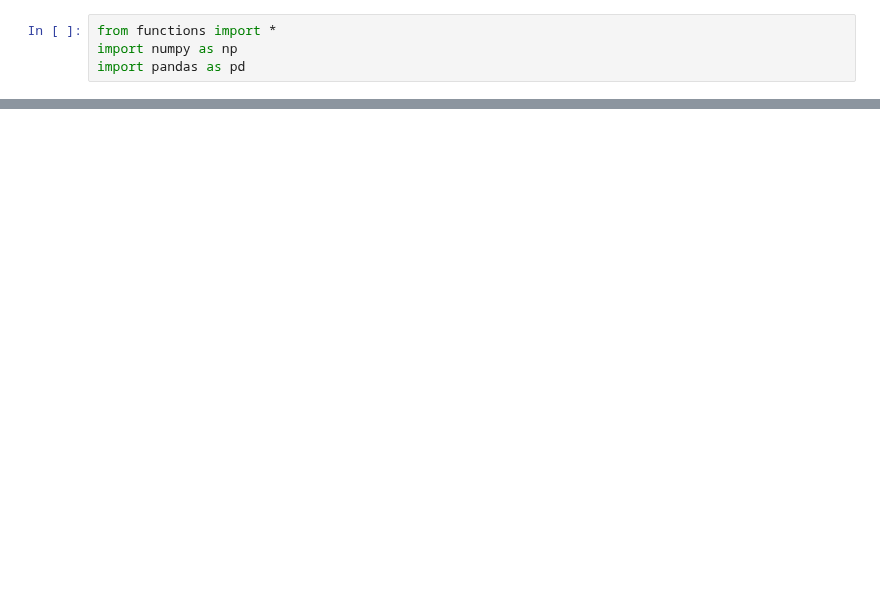
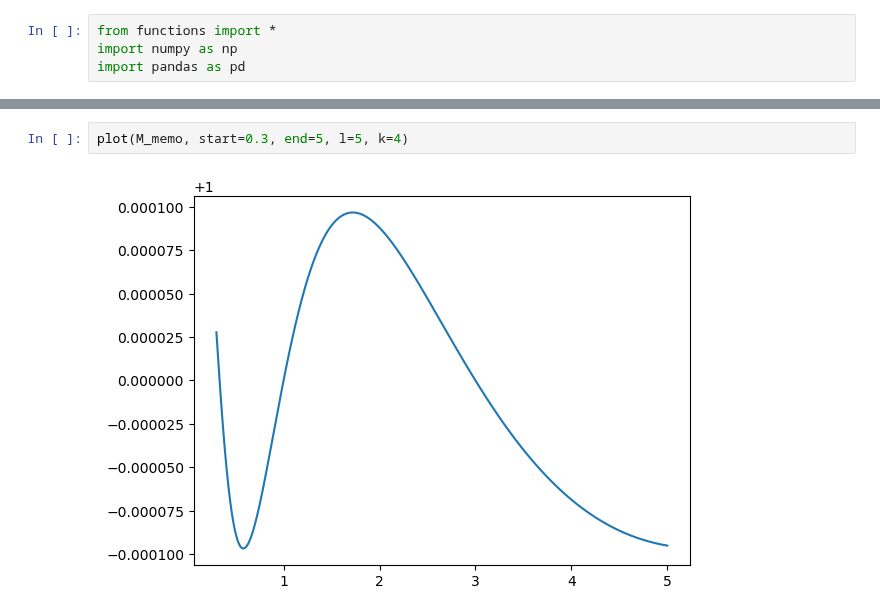
Before and after one commit to marlo-z/random-turn-games, a Jupyter notebook: mina_margin_map/run.ipynb, the cells around one changed output, grey strips where cells are left out. Cells and saved outputs as stored; diff of their text form; blank space fills up the shorter version.

```diff
--- a/mina_margin_map/run.ipynb
+++ b/mina_margin_map/run.ipynb
@@ -43,2 +41,6 @@ for i in range(0, 4):
+# %%
+plot(M_memo, start=0.3, end=5, l=5, k=4)
+# %% [output]
+[figure, added]
 # %%
 my_bisection(Mp54_wrapper(Mp), 0.5, 0.6, 1e-10)
```
Also changed, not shown: parts of 8 cells of this notebook, 2 other files.
